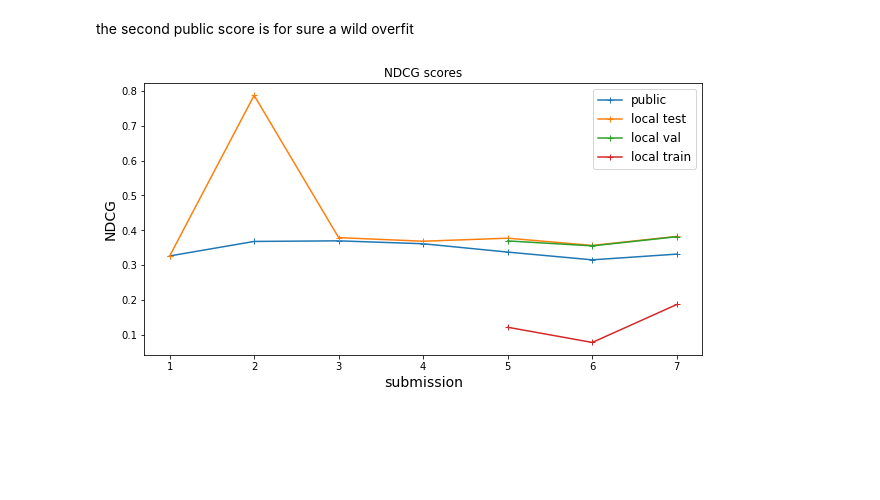
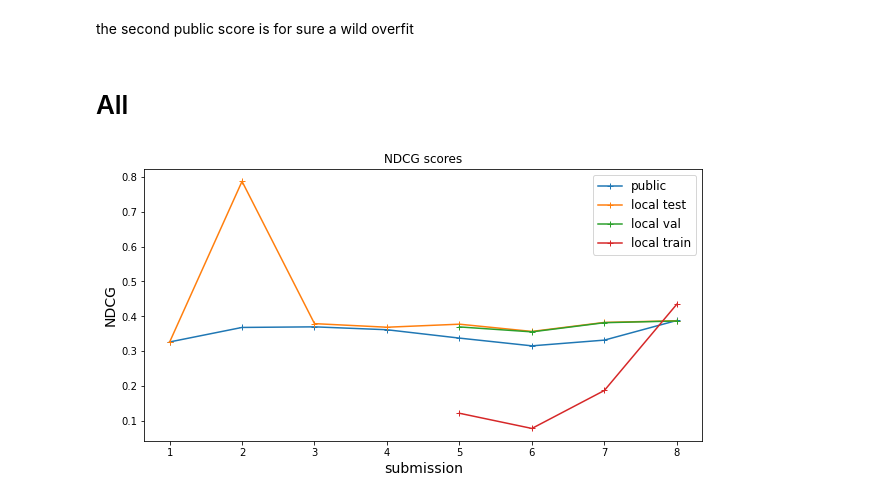
Before and after one commit to OlegBEZb/Personalize-Expedia-Hotel-Searches, a Jupyter notebook: Roadmap.ipynb, the cells around one changed output. Saved outputs shown, nothing was run; the diff lists cells and outputs as text; code cells hidden in the pictures; blank space fills up the shorter version.

Commit message:
8th submission. Public LB: 0.38823. Looks like underfit is gone

```diff
--- a/Roadmap.ipynb
+++ b/Roadmap.ipynb
@@ -6,20 +6,28 @@ import numpy as np
 # %% [markdown]
 the second public score is for sure a wild overfit
 # %%
-public_scores = [0.32661, 0.36825, 0.36995, 0.36163, 0.33767, 0.31550, 0.33190]
-local_test_scores = [0.32595, 0.78699, 0.37916, 0.36886, 0.37758, 0.35682, 0.38264]
-local_val_scores = [np.nan, np.nan, np.nan, np.nan, 0.36971, 0.35554, 0.38184]
-local_train_scores = [np.nan, np.nan, np.nan, np.nan, 0.12225, 0.07871, 0.18755]
+public_scores = [0.32661, 0.36825, 0.36995, 0.36163, 0.33767, 0.31550, 0.33190, 0.38823]
+local_test_scores = [0.32595, 0.78699, 0.37916, 0.36886, 0.37758, 0.35682, 0.38264, 0.38736]
+local_val_scores = [np.nan, np.nan, np.nan, np.nan, 0.36971, 0.35554, 0.38184, 0.38674]
+local_train_scores = [np.nan, np.nan, np.nan, np.nan, 0.12225, 0.07871, 0.18755, 0.43494]
+# %% [markdown]
+# All
 # %%
-plt.figure(figsize=(10, 5))
-plt.plot(public_scores, marker='+', label='public')
-plt.plot(local_test_scores, marker='+', label='local test')
-plt.plot(local_val_scores, marker='+', label='local val')
-plt.plot(local_train_scores, marker='+', label='local train')
-plt.xlabel('submission', fontsize=14)
-plt.xticks(np.arange(len(public_scores)), np.arange(1, len(public_scores)+1))
-plt.ylabel('NDCG', fontsize=14)
-plt.title('NDCG scores')
-plt.legend(fontsize=12);
+def plot(public, test, val, train):
+    plt.figure(figsize=(10, 5))
+    plt.plot(public, marker='+', label='public')
+    plt.plot(test, marker='+', label='local test')
+    plt.plot(val, marker='+', label='local val')
+    plt.plot(train, marker='+', label='local train')
+    plt.xlabel('submission', fontsize=14)
+    plt.xticks(np.arange(len(public)), np.arange(1, len(public)+1))
+    plt.ylabel('NDCG', fontsize=14)
+    plt.title('NDCG scores')
+    plt.legend(fontsize=12);
+
+plot(public=public_scores,
+     test=local_test_scores,
+     val=local_val_scores,
+     train=local_train_scores)
 # %% [output]
-[figure, old version]
+[figure, new version]
```
Also changed, not shown: parts of 2 cells of this notebook, 2 other files.
